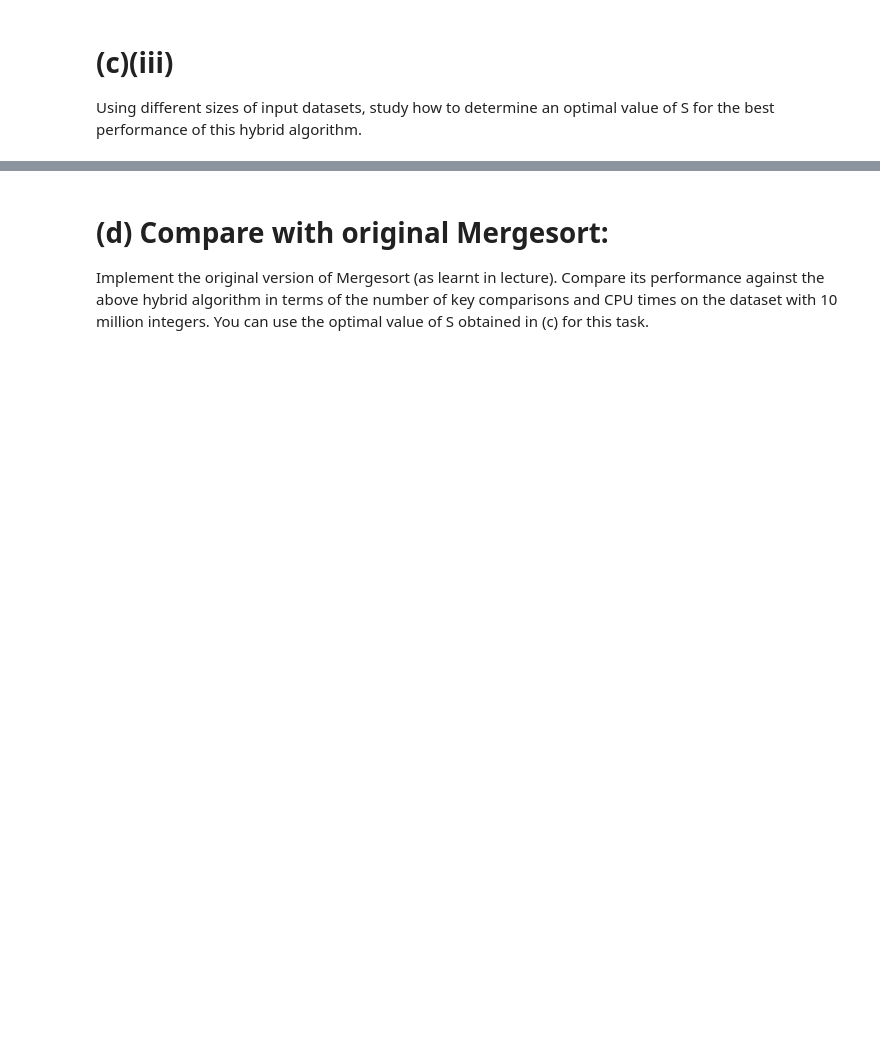
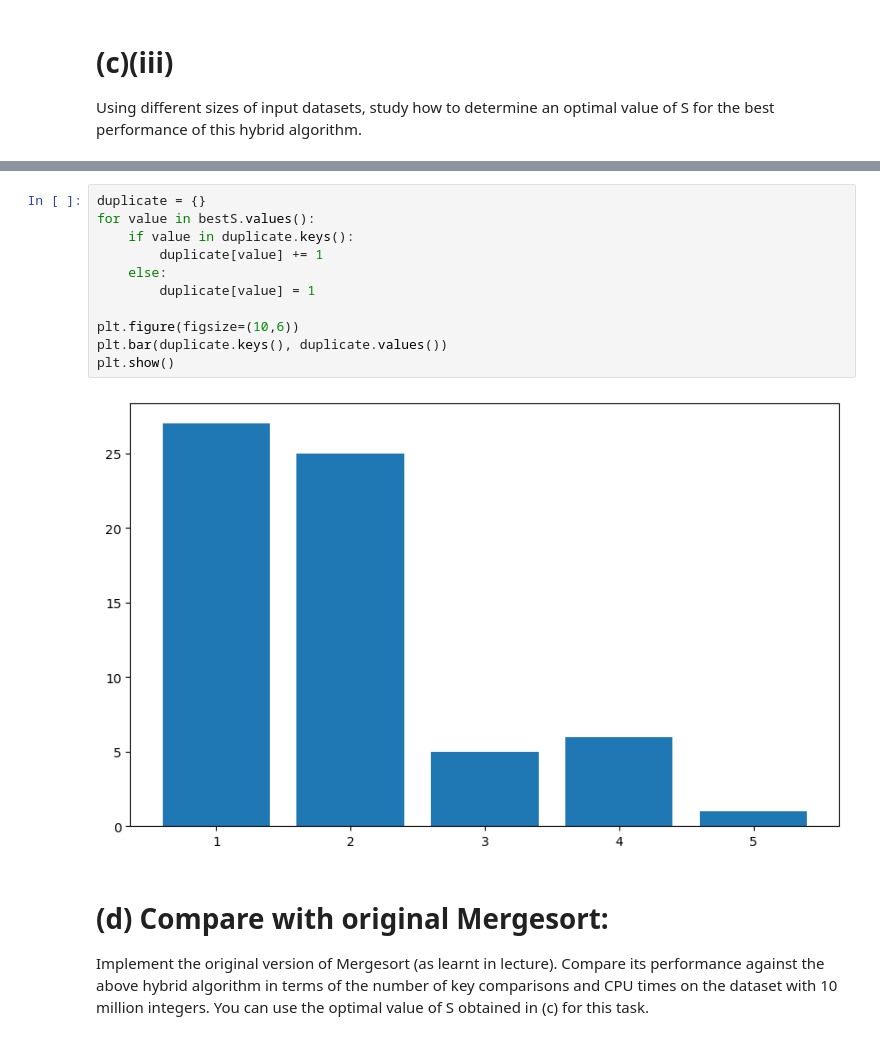
Before and after one commit to TiangSoonYong/SC2001-Team-7, a Jupyter notebook: Example 1/Example 1.ipynb, the cells around one changed output, grey strips where cells are left out. Drawn from its saved outputs; the diff is of its cells as text; blank space fills up the shorter version.

```diff
--- a/Example 1/Example 1.ipynb
+++ b/Example 1/Example 1.ipynb
@@ -226,3 +297,16 @@ Using different sizes of input datasets, study how to determine an optimal value
+# %%
+duplicate = {}
+for value in bestS.values():
+    if value in duplicate.keys():
+        duplicate[value] += 1
+    else:
+        duplicate[value] = 1
+
+plt.figure(figsize=(10,6))
+plt.bar(duplicate.keys(), duplicate.values())
+plt.show()
+# %% [output]
+[figure, added]
 # %% [markdown]
 # (d) Compare with original Mergesort:
 Implement the original version of Mergesort (as learnt in lecture). Compare its performance against the above hybrid algorithm in terms of the number of key comparisons and CPU times on the dataset with 10 million integers. You can use the optimal value of S obtained in (c) for this task.
```
Also changed, not shown: parts of 5 cells of this notebook.
